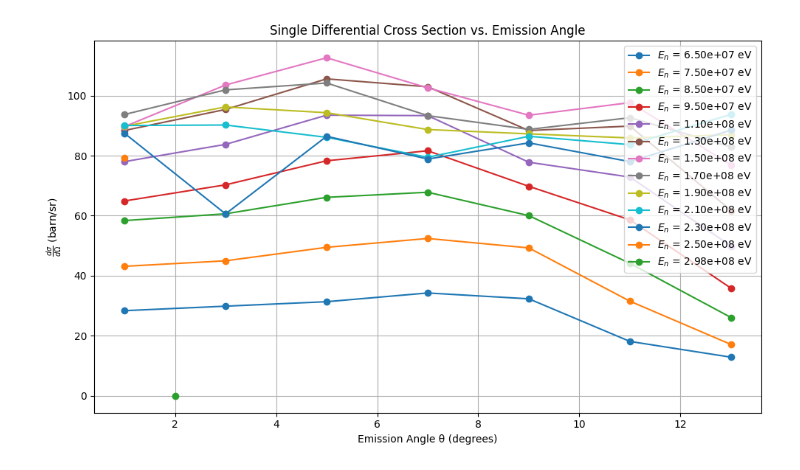
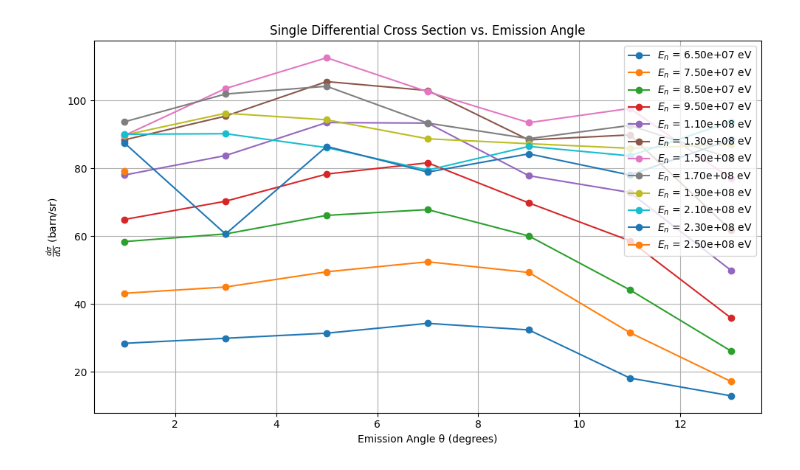
Before and after one commit to LucAstrand/MCML, a Jupyter notebook: npReaction.ipynb, the cells around one changed output. Saved outputs shown, nothing was run; the diff lists cells and outputs as text; code cells hidden in the pictures.

```diff
--- a/npReaction.ipynb
+++ b/npReaction.ipynb
@@ -10,4 +11,4 @@ DAE_np_data_path = r'data\np\X4sShowX4StdOut.csv'
 np_DAE_df = pd.read_csv(DAE_np_data_path)
 # %%
 # A dataset of
-np_DAE_df[np_DAE_df['author1'] != 'K.H.Hicks+'] # Dataset has multiple authors, we keep only B.K.Park+ to ensure only one target material...
+np_DAE_df = np_DAE_df[np_DAE_df['author1'] != 'K.H.Hicks+'] # Dataset has multiple authors, we keep only B.K.Park+ to ensure only one target material...
@@ -27,0 +31,2 @@ np_DAE_df[np_DAE_df['author1'] != 'K.H.Hicks+'] # Dataset has multiple authors,
+# %%
+np_DAE_df = np_DAE_df[np_DAE_df['x2(eV)'] != 2.98e8]
@@ -93,18 +68,13 @@ tolerance = 0.05  # MeV
 plt.figure(figsize=(10, 6))
 
 for E_n in energies_to_plot:
-    if E_n in (65,298):
-        continue
+    # if E_n == 2.98e8:
+    #     continue
 
     df_slice = df[np.abs(df['E_inc'] - E_n) < tolerance]
     if df_slice.empty:
         continue
 
-    # grouped = df_slice.groupby('theta')['ddcs'].sum()
-    # # Align grouped with full angle range
-    # y_vals = np.array([grouped.get(angle) for angle in unique_angles])
-
-    # plt.plot(unique_angles, y_vals, marker='o', label=rf"$E_n$={E_n:.2f} MeV")
     grouped = df_slice.groupby('theta')['ddcs'].sum()
     angles_present = grouped.index.to_numpy()
     y_vals = grouped.to_numpy()
@@ -123,21 +93,3 @@ plt.show()
-# %%
-# Group data by angle
-grouped = df.groupby('theta')
-
-# Store results here
-dsigma_dOmega = []
-
-for angle, group in grouped:
-    # Sort by energy to ensure correct integration
-    group_sorted = group.sort_values('E_sec')
-
-    # Numerical integration using the trapezoidal rule
-    integral = np.trapezoid(group_sorted['ddcs'], group_sorted['E_sec'])
-
-    dsigma_dOmega.append({'theta': angle, 'dsigma_dOmega': integral})
-
-# Create final DataFrame
-df_result = pd.DataFrame(dsigma_dOmega)
 # %%
 # Get sorted unique incident energies and angles
 energies_to_plot = np.sort(df['E_inc'].unique())
@@ -147,39 +99,39 @@ tolerance = 0.05  # MeV
 plt.figure(figsize=(10, 6))
 
 for E_n in energies_to_plot:
-    if E_n in (65, 298):  # skipping unwanted energies
-        continue
+    # if E_n == 2.98e8:  # skipping unwanted energies
+    #     continue
 
     # Select data near the current incident energy
     df_slice = df[np.abs(df['E_inc'] - E_n) < tolerance]
     if df_slice.empty:
         continue
 
     # Group by angle and integrate DDCS over E_sec
     dsigma_dOmega_vals = []
     angles_present = []
 
     for angle, group in df_slice.groupby('theta'):
         # Sort by emitted proton energy
         group_sorted = group.sort_values('E_sec')
         # Perform numerical integration over E_sec
         integral = np.trapezoid(group_sorted['ddcs'], group_sorted['E_sec'])
         dsigma_dOmega_vals.append(integral)
         angles_present.append(angle)
 
     # Plot dsigma/dOmega vs angle
     plt.plot(angles_present, dsigma_dOmega_vals, marker='o', label=rf"$E_n$ = {E_n:.2e} eV")
 
 plt.xlabel("Emission Angle θ (degrees)")
 plt.ylabel(r"$\frac{d\sigma}{d\Omega}$ (barn/sr)")
 plt.title("Single Differential Cross Section vs. Emission Angle")
 plt.legend(loc='upper right')
 plt.grid(True)
 plt.tight_layout()
 # plt.yscale('log')  # optional
 plt.show()
 # %% [output]
-[figure, old version]
+[figure, new version]
 # %%
 def simulate_ddcs(random_tensor, E_n_lab, N_theta_bins=13, N_E_bins=100, device = 'cpu'):
     """
```
Also changed, not shown: parts of 15 cells of this notebook, 4 other files.
